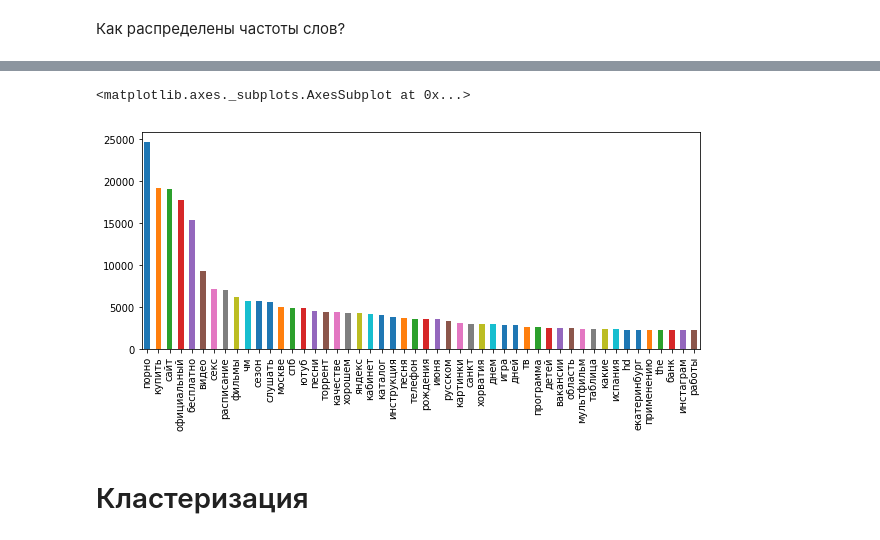
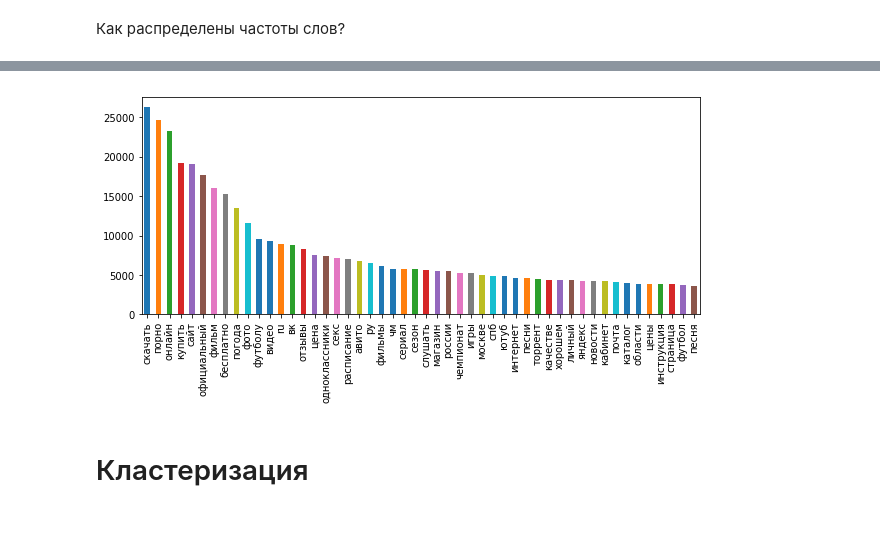
Before and after one commit to dreps350/football_text_clustering, a Jupyter notebook: yandex_football_.ipynb, the cells around one changed output, grey strips where cells are left out. Saved outputs shown, nothing was run; the diff lists cells and outputs as text; code cells hidden in the pictures.

```diff
--- a/yandex_football_.ipynb
+++ b/yandex_football_.ipynb
@@ -71,7 +75,7 @@ from collections import Counter
 
 class WordFreqsCounter:
     """
-    Свой класс для подсчета частот слов
+    Класс для подсчета частот слов
     """
     def __init__(self, normal_form=False):
         self.normal = normal_form
@@ -133,8 +137,7 @@ Wall time: 21.1 s
 # %%
-wfc.freqs[~digit_filter & wfc.freqs].head(50).plot(kind="bar", figsize=(10, 4));
+wfc.freqs[~digit_filter].head(50).plot(kind="bar", figsize=(10, 4));
 # %% [output]
-<matplotlib.axes._subplots.AxesSubplot at 0x...>
-[figure, old version]
+[figure, new version]
 # %% [markdown]
 # Кластеризация
 # %% [markdown]
```
Also changed, not shown: parts of 11 cells of this notebook.
